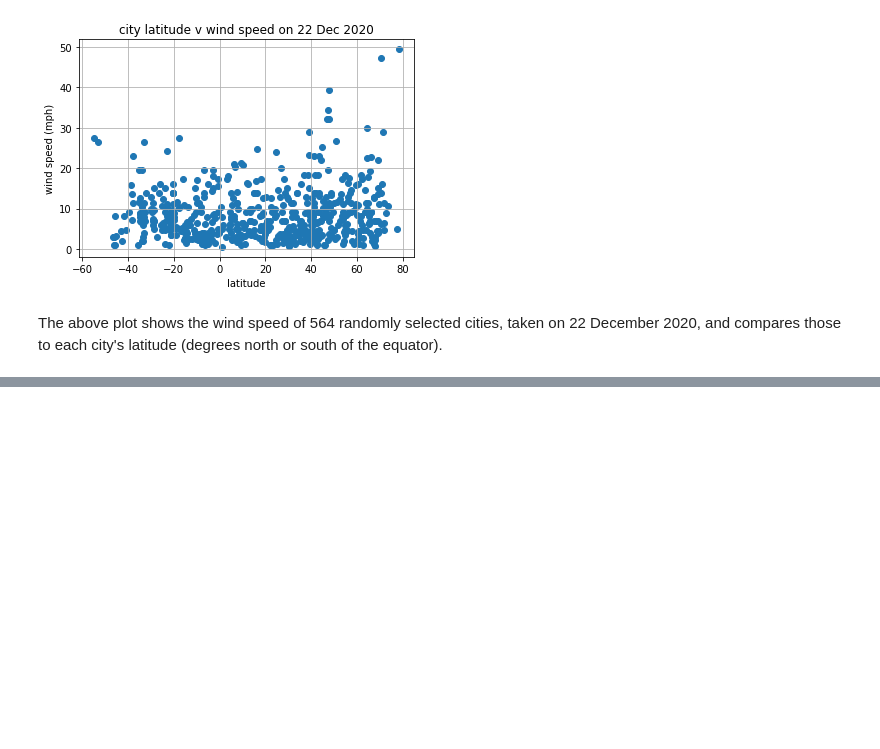
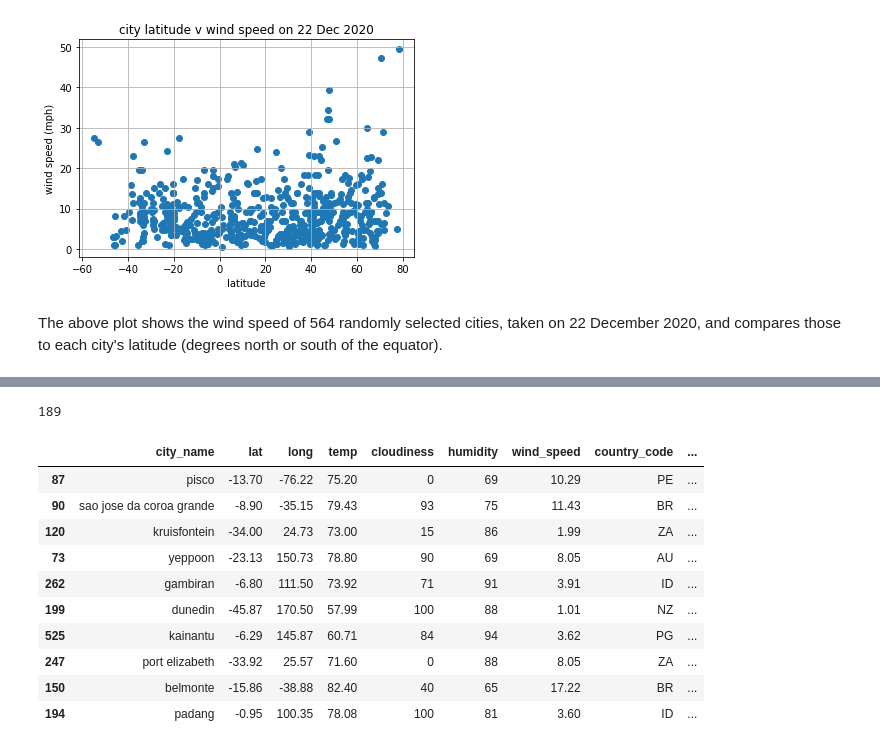
Before and after one commit to sarahDH615/python-api-challenge, a Jupyter notebook: weatherpy/weatherpy.ipynb, the cells around one changed output, grey strips where cells are left out. Drawn from its saved outputs; the diff is of its cells as text; code cells hidden in the pictures; blank space fills up the shorter version.

```diff
--- a/weatherpy/weatherpy.ipynb
+++ b/weatherpy/weatherpy.ipynb
@@ -238,0 +256,17 @@ The above plot shows the wind speed of 564 randomly selected cities, taken on 22
+# %%
+southern_hemi_data_df = weather_data_df[weather_data_df['lat'] < 0]
+print(len(southern_hemi_data_df))
+southern_hemi_data_df.sample(10)
+# %% [output]
+189
+|  | city_name | lat | long | temp | cloudiness | humidity | wind_speed | country_code | ... |
+| 87 | pisco | -13.70 | -76.22 | 75.20 | 0 | 69 | 10.29 | PE | ... |
+| 90 | sao jose da coroa grande | -8.90 | -35.15 | 79.43 | 93 | 75 | 11.43 | BR | ... |
+| 120 | kruisfontein | -34.00 | 24.73 | 73.00 | 15 | 86 | 1.99 | ZA | ... |
+| 73 | yeppoon | -23.13 | 150.73 | 78.80 | 90 | 69 | 8.05 | AU | ... |
+| 262 | gambiran | -6.80 | 111.50 | 73.92 | 71 | 91 | 3.91 | ID | ... |
+| 199 | dunedin | -45.87 | 170.50 | 57.99 | 100 | 88 | 1.01 | NZ | ... |
+| 525 | kainantu | -6.29 | 145.87 | 60.71 | 84 | 94 | 3.62 | PG | ... |
+| 247 | port elizabeth | -33.92 | 25.57 | 71.60 | 0 | 88 | 8.05 | ZA | ... |
+| 150 | belmonte | -15.86 | -38.88 | 82.40 | 40 | 65 | 17.22 | BR | ... |
+| 194 | padang | -0.95 | 100.35 | 78.08 | 100 | 81 | 3.60 | ID | ... |
```
Also changed, not shown: parts of 3 cells of this notebook.
